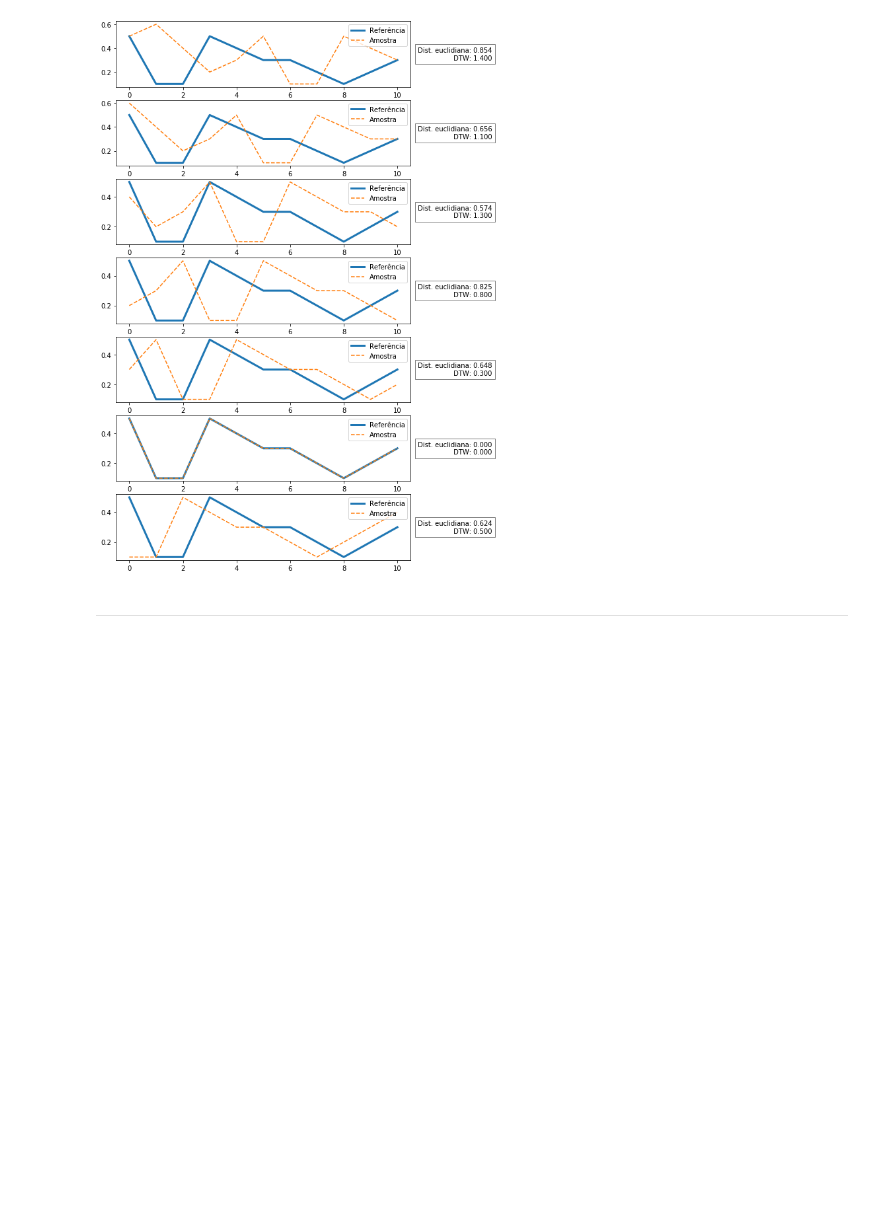
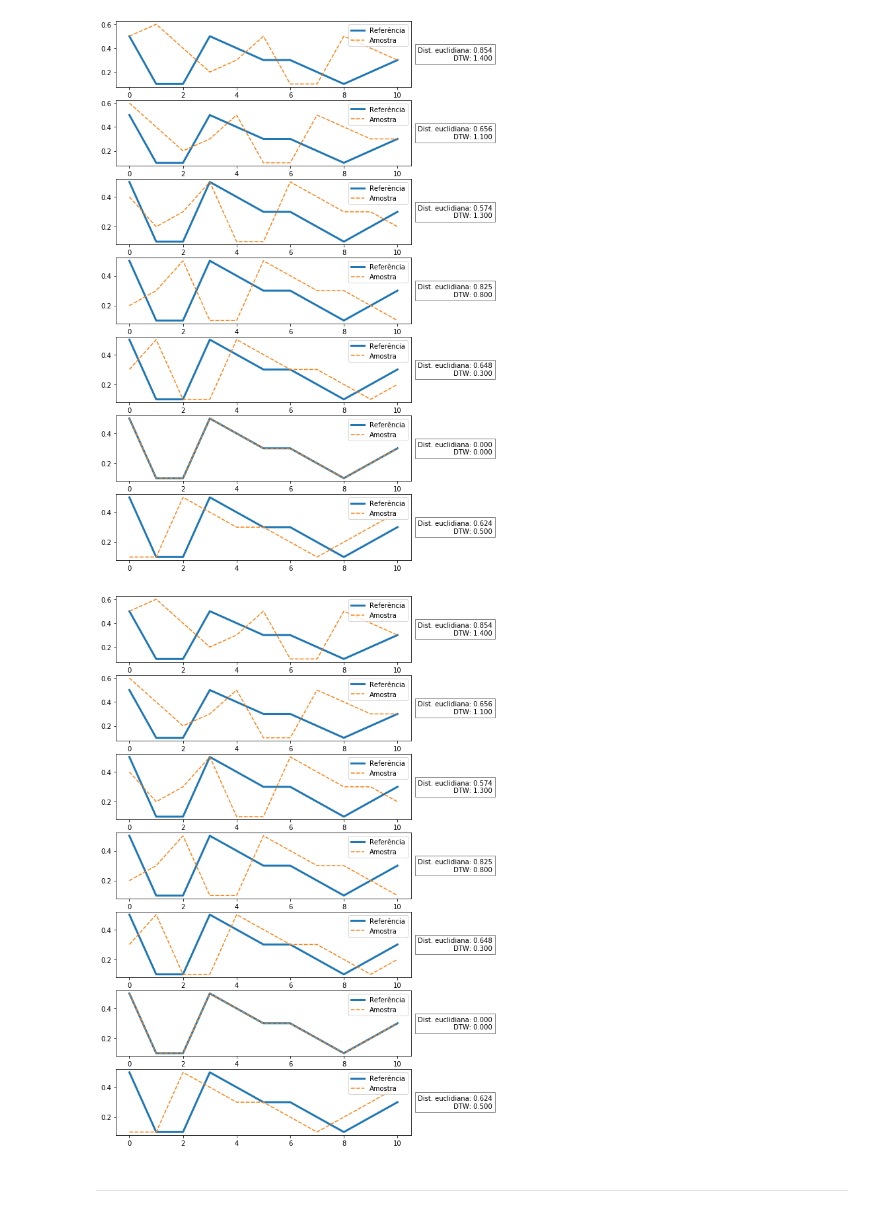
Before and after one commit to felipesa01/projeto_pdi, a Jupyter notebook: Moving_window_analysis.ipynb, the cells around one changed output. Cells and saved outputs as stored; diff of their text form; code cells hidden in the pictures; blank space fills up the shorter version.

```diff
--- a/Moving_window_analysis.ipynb
+++ b/Moving_window_analysis.ipynb
@@ -70,6 +71,24 @@ for i in range(len(sample)-len(ref)+1):
     ax[i].legend()
 # %% [output]
 [figure]
+# %%
+fig, ax = plt.subplots((len(sample)-len(ref)+1), 1, figsize=(8,15))
+
+# Janela móvel de análise
+for i in range(len(sample)-len(ref)+1):
+
+    sample_part = sample[i:i+len(ref)]
+
+    euclidean_distance = np.linalg.norm(np.array(ref) - np.array(sample_part))
+    dtw_distance, dtw_path = fastdtw(ref, sample_part)
+    text = 'Dist. euclidiana: {:05.3f}'.format(euclidean_distance) + '\n' + '{:>27}'.format('DTW: ' + '{:05.3f}'.format(dtw_distance))
+
+    ax[i].plot(ref, label='Referência',lw=3)
+    ax[i].plot(sample_part, label='Amostra',ls='--')
+    ax[i].text(1.15, 0.5, text, horizontalalignment='center', verticalalignment='center', transform=ax[i].transAxes, bbox=dict(facecolor='white', alpha=0.5))
+    ax[i].legend()
+# %% [output]
+[figure, added]
 # %% [markdown]
 ___
 # %% [markdown]
```
Also changed, not shown: parts of 14 cells of this notebook, 3 other files.
